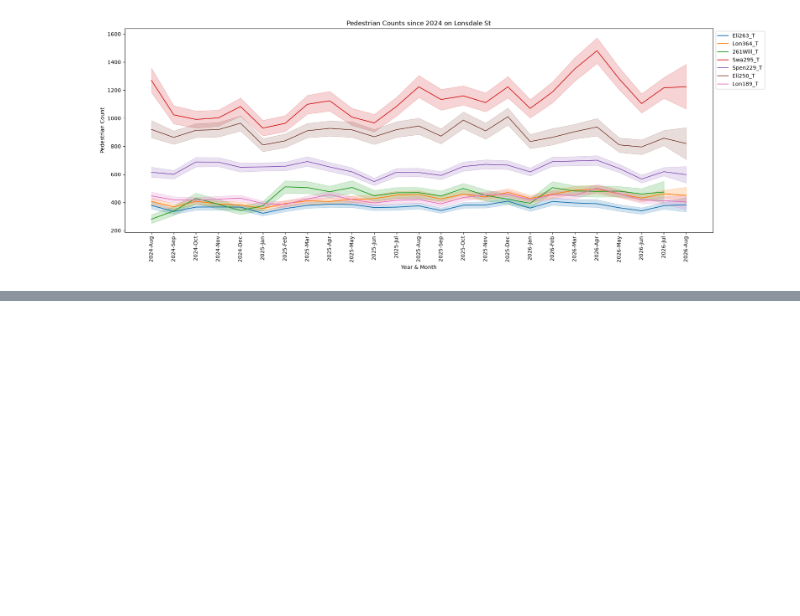
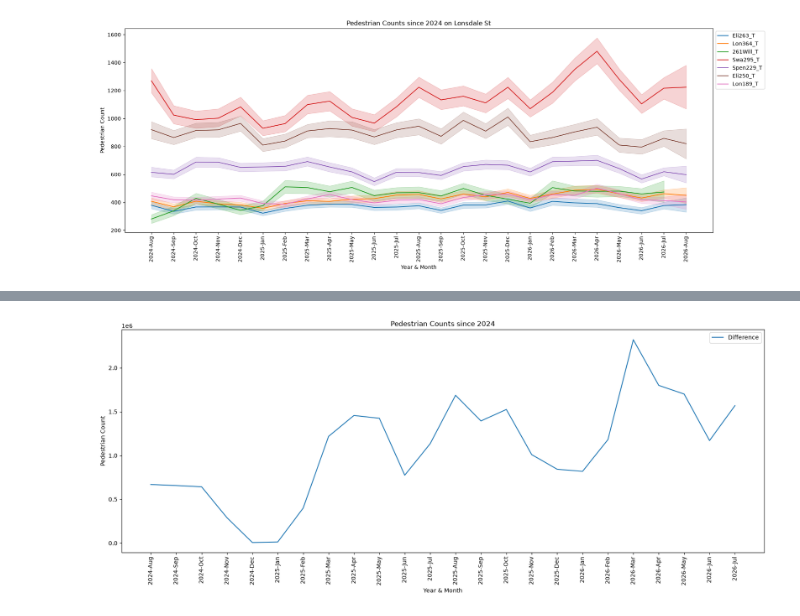
Before and after one commit to rooien/urban-analysis, a Jupyter notebook: team_a/pedestrian_count_analysis_latrobe_lonsdale.ipynb, the cells around one changed output, grey strips where cells are left out. Drawn from its saved outputs; the diff is of its cells as text; code cells hidden in the pictures; blank space fills up the shorter version.

```diff
--- a/team_a/pedestrian_count_analysis_latrobe_lonsdale.ipynb
+++ b/team_a/pedestrian_count_analysis_latrobe_lonsdale.ipynb
@@ -169,0 +173,20 @@ plt.show()
+# %%
+# Create a new dataframe that calculates the difference in pedestrian counts between La Trobe St and Lonsdale St for each month
+
+df = {"year_month": latrobe_summed["year_month"], "pedestriancount": (latrobe_summed["pedestriancount"] - lonsdale_summed["pedestriancount"])}
+# %%
+# Graph the difference in pedestrian counts between La Trobe St and Lonsdale St for each month
+
+fig, ax = plt.subplots(figsize = (20, 7))
+
+sns.lineplot(data = df, x = "year_month", y = "pedestriancount", ax = ax, label = "Difference")
+
+plt.title("Pedestrian Counts since 2024")
+plt.xlabel("Year & Month")
+plt.xticks(rotation = 90)
+plt.ylabel("Pedestrian Count")
+ax.legend()
+
+plt.show()
+# %% [output]
+[figure, added]
```
Also changed, not shown: parts of 6 cells of this notebook.
